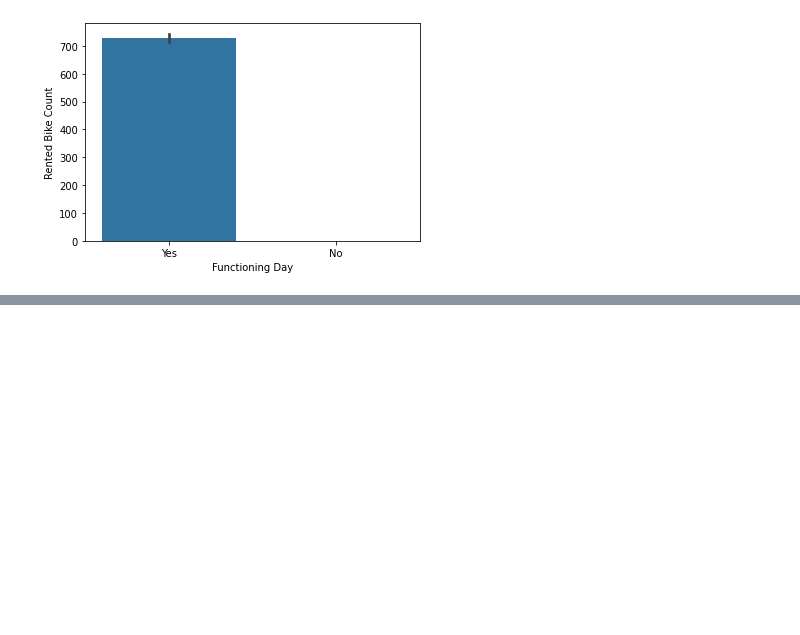
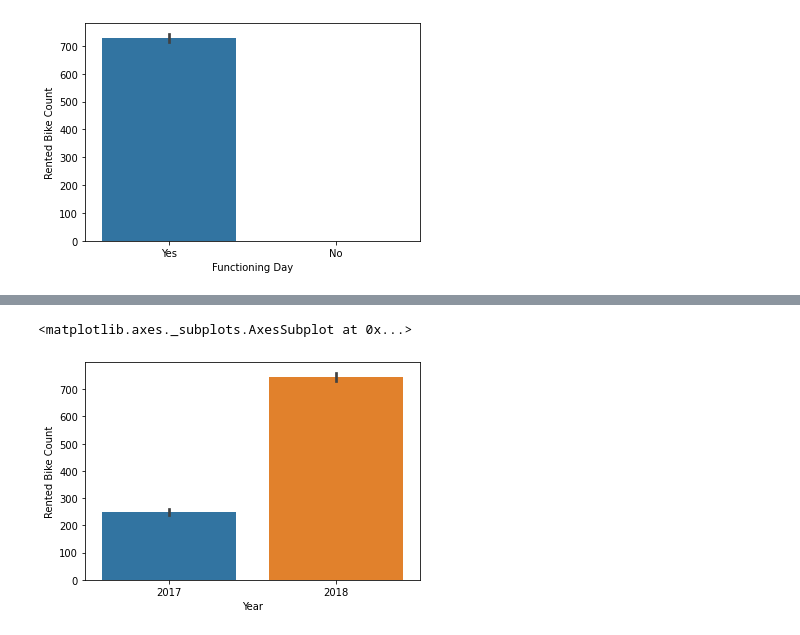
Before and after one commit to raghavendrakulkarni14/AlmaBetterCAP2, a Jupyter notebook: RaghavendraAKulkarni_Capstone_Project2.ipynb, the cells around one changed output, grey strips where cells are left out. Drawn from its saved outputs; the diff is of its cells as text; code cells hidden in the pictures; blank space fills up the shorter version.

```diff
--- a/RaghavendraAKulkarni_Capstone_Project2.ipynb
+++ b/RaghavendraAKulkarni_Capstone_Project2.ipynb
@@ -189,3 +189,9 @@ sns.barplot(x='Functioning Day',y='Rented Bike Count',data=df)
 # %% [output]
 <matplotlib.axes._subplots.AxesSubplot at 0x...>
 [figure]
+# %%
+df['Date'] = pd.to_datetime(df['Date'])
+df['Year'] = df['Date'].dt.year
+df['Month'] = df['Date'].dt.month
+df['Day'] = df['Date'].dt.day
+df.head()
@@ -191,0 +205,5 @@ sns.barplot(x='Functioning Day',y='Rented Bike Count',data=df)
+# %%
+sns.barplot(x="Year", y="Rented Bike Count", data=df)
+# %% [output]
+<matplotlib.axes._subplots.AxesSubplot at 0x...>
+[figure, added]
```
Also changed, not shown: parts of 7 cells of this notebook.
